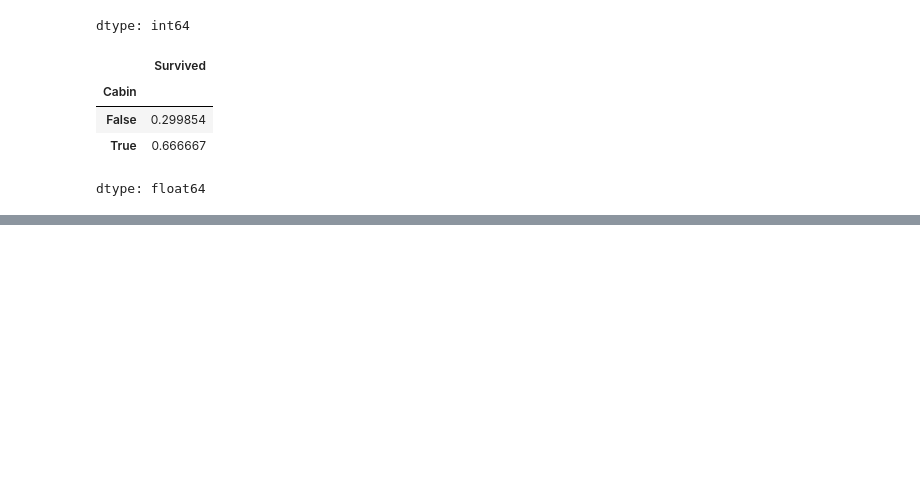
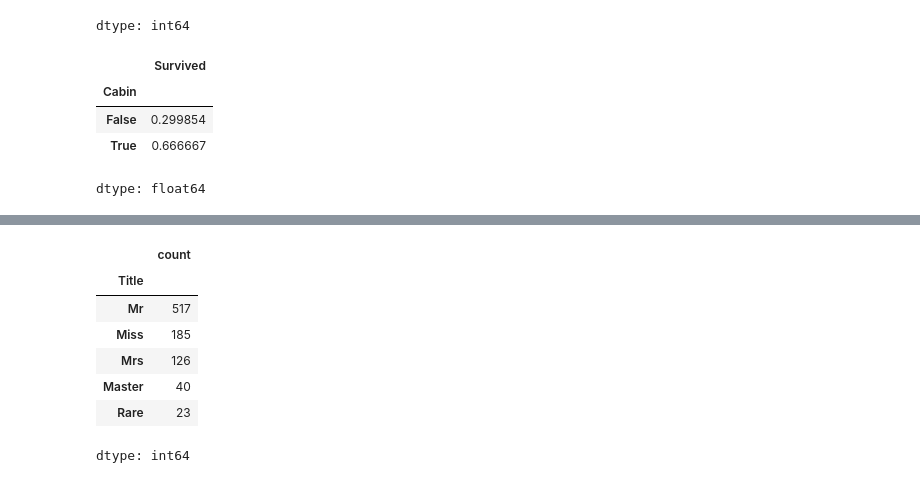
Before and after one commit to satyam-257/Titanic_kaggle_competiton, a Jupyter notebook: Titanic_Kaggle.ipynb, the cells around one changed output, grey strips where cells are left out. Cells and saved outputs as stored; diff of their text form; code cells hidden in the pictures; blank space fills up the shorter version.

```diff
--- a/Titanic_Kaggle.ipynb
+++ b/Titanic_Kaggle.ipynb
@@ -210,0 +238,11 @@ train.head()
+# %%
+train['Title'].value_counts()
+# %% [output]
+|  | count |
+| Title |  |
+| Mr | 517 |
+| Miss | 185 |
+| Mrs | 126 |
+| Master | 40 |
+| Rare | 23 |
+dtype: int64
```
Also changed, not shown: parts of 11 cells of this notebook.
